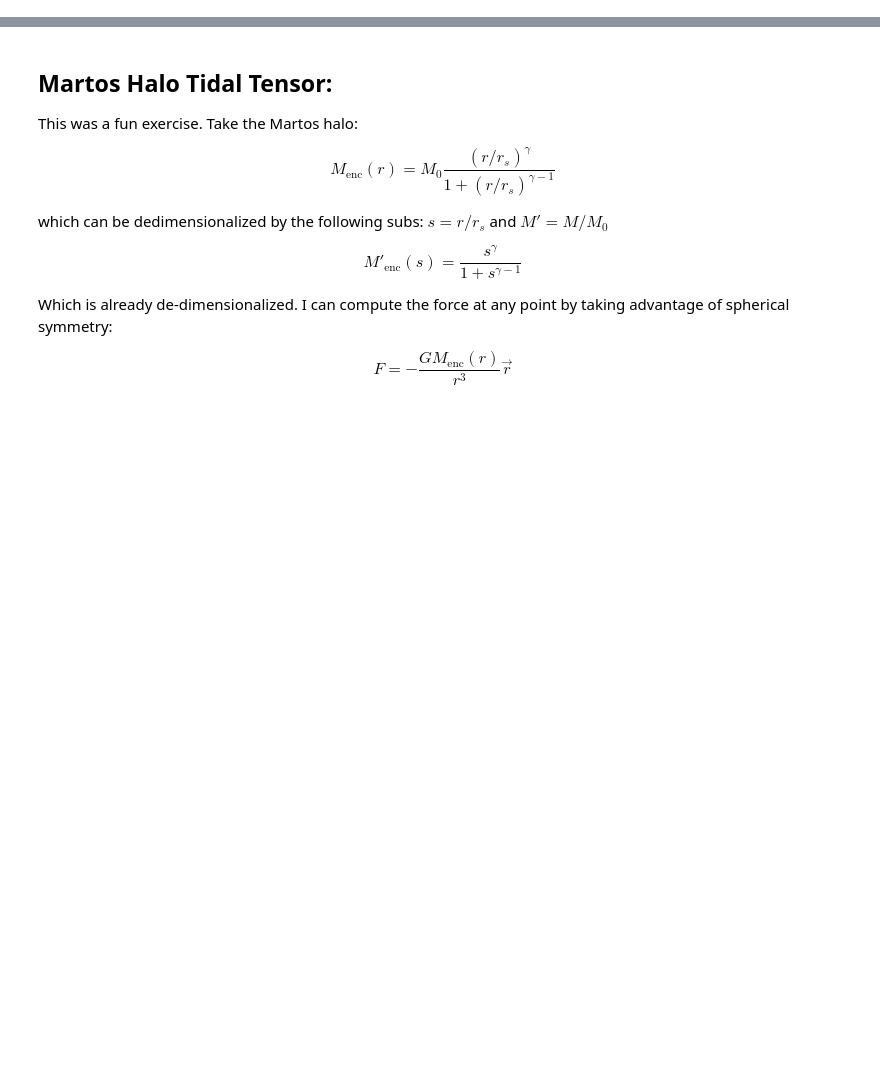
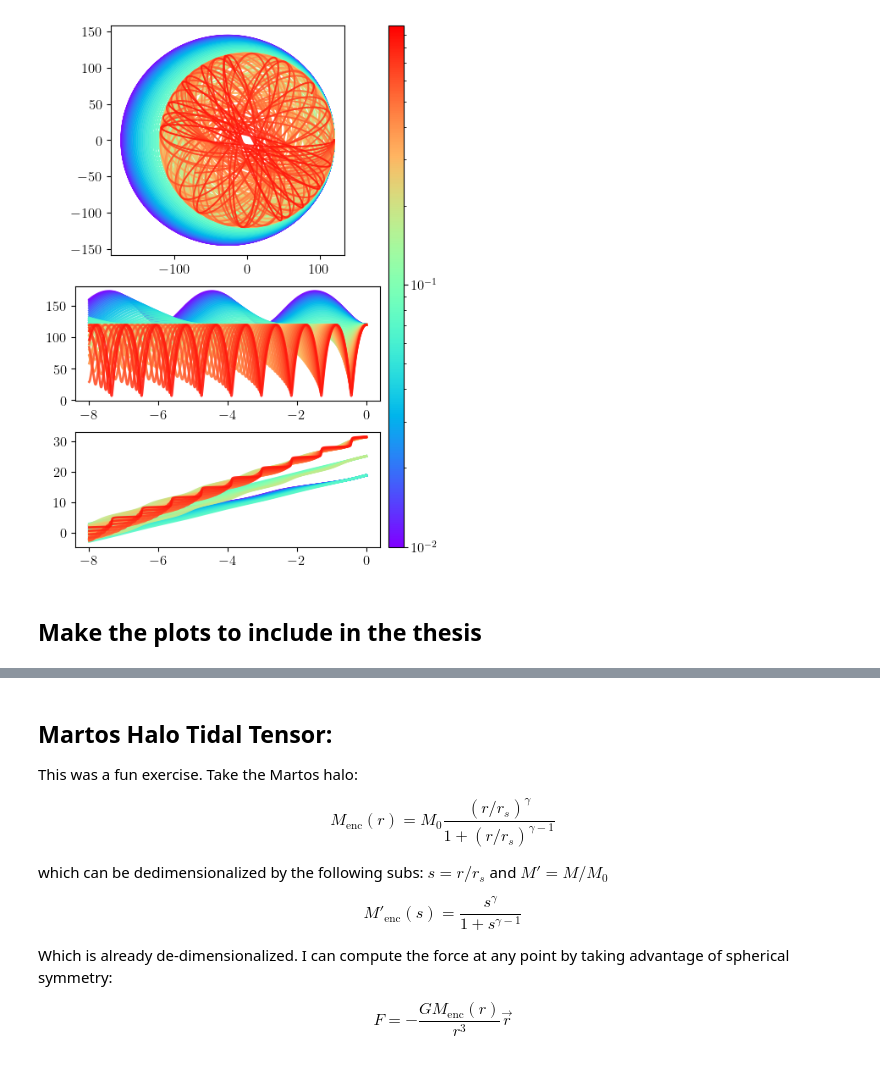
Before and after one commit to salvatore-ferrone/phd-thesis-ferrone, a Jupyter notebook: demos/tidalTensor/martos_halo_tidal_tensor.ipynb, the cells around one changed output, grey strips where cells are left out. Saved outputs shown, nothing was run; the diff lists cells and outputs as text; code cells hidden in the pictures; blank space fills up the shorter version.

```diff
--- a/demos/tidalTensor/martos_halo_tidal_tensor.ipynb
+++ b/demos/tidalTensor/martos_halo_tidal_tensor.ipynb
@@ -54,0 +92,15 @@ orbitparams         =   r0,eccen,num_orbits
+# %%
+dtfrac=1/50
+# get the particle distribution
+xp,yp,zp,vxp,vyp,vzp = tstrippy.ergodic.isotropicplummer(*isotropicplummer)
+rplum = tstrippy.ergodic.convertHalfMassRadiusToPlummerRadius(cluster_radius)
+# COMPUTE THE TIME STEP
+rps= np.sqrt(xp**2+yp**2+zp**2)
+vps= np.sqrt(vxp**2+vyp**2+vzp**2)
+tps = rps/vps
+chartime=np.median(tps)
+dt = chartime*dtfrac
+# %%
+eccentricities = np.logspace(-2, -.01,60)
+norm = mpl.colors.LogNorm(vmin=1e-2, vmax=10**(-.01))
+cmap = mpl.cm.rainbow
@@ -55 +157,29 @@ orbitparams         =   r0,eccen,num_orbits
+# %%
+fig=plt.figure(figsize=(5,8))
+gs = mpl.gridspec.GridSpec(3, 2, width_ratios=[1, 0.05], height_ratios=[2,1,1], wspace=0.05)
+axis = fig.add_subplot(gs[0, 0])
+caxis= fig.add_subplot(gs[:, 1])
+axis2 = fig.add_subplot(gs[1, 0])
+axis3 = fig.add_subplot(gs[2, 0])
+
+for i in range(1,len(eccentricities)-1):
+    # plot the orbit
+    color = cmap(norm(eccentricities[i-1]))
+    axis.plot(xs[i],ys[i],
+                color=color,
+                lw=1.5,
+                alpha=0.9,)
+    # plot the host orbit
+    axis2.plot(timesteps,rs[i], color=color, alpha=0.9)
+    axis3.plot(timesteps,thetas[i], color=color, alpha=0.9)
+
+axis.set_aspect('equal')
+sm = plt.cm.ScalarMappable(cmap=cmap, norm=norm)
+sm.set_array([])
+caxis.set_yticks(eccentricities);
+cbar=plt.colorbar(sm, cax=caxis, orientation='vertical')
+# %% [output]
+[figure, added]
+# %% [markdown]
+## Make the plots to include in the thesis
 # %%
```
Also changed, not shown: parts of 27 cells of this notebook, 1 other file.
